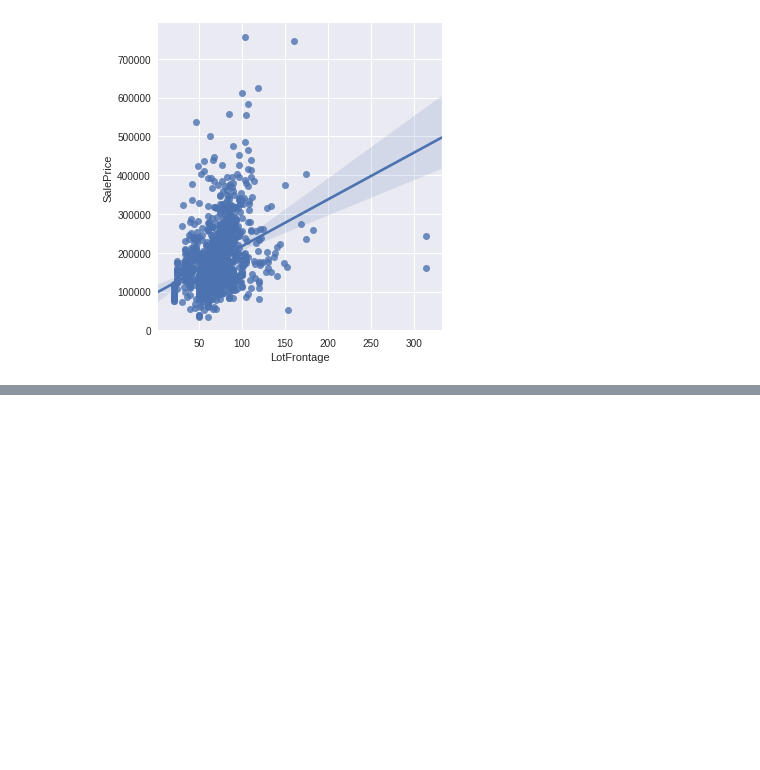
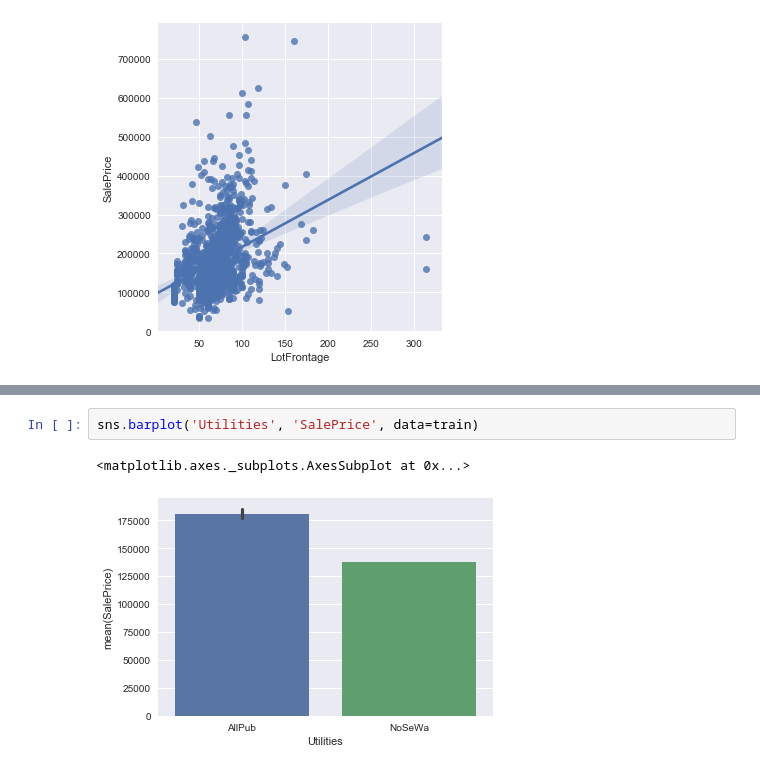
Before and after one commit to jjinho/house_prices, a Jupyter notebook: House Prices.ipynb, the cells around one changed output, grey strips where cells are left out. Cells and saved outputs as stored; diff of their text form; blank space fills up the shorter version.

```diff
--- a/House Prices.ipynb
+++ b/House Prices.ipynb
@@ -80,0 +66,5 @@ sns.barplot('LotShape', 'SalePrice', data=train)
+# %%
+sns.barplot('Utilities', 'SalePrice', data=train)
+# %% [output]
+<matplotlib.axes._subplots.AxesSubplot at 0x...>
+[figure, added]
```
Also changed, not shown: parts of 76 cells of this notebook, 1 other file.
